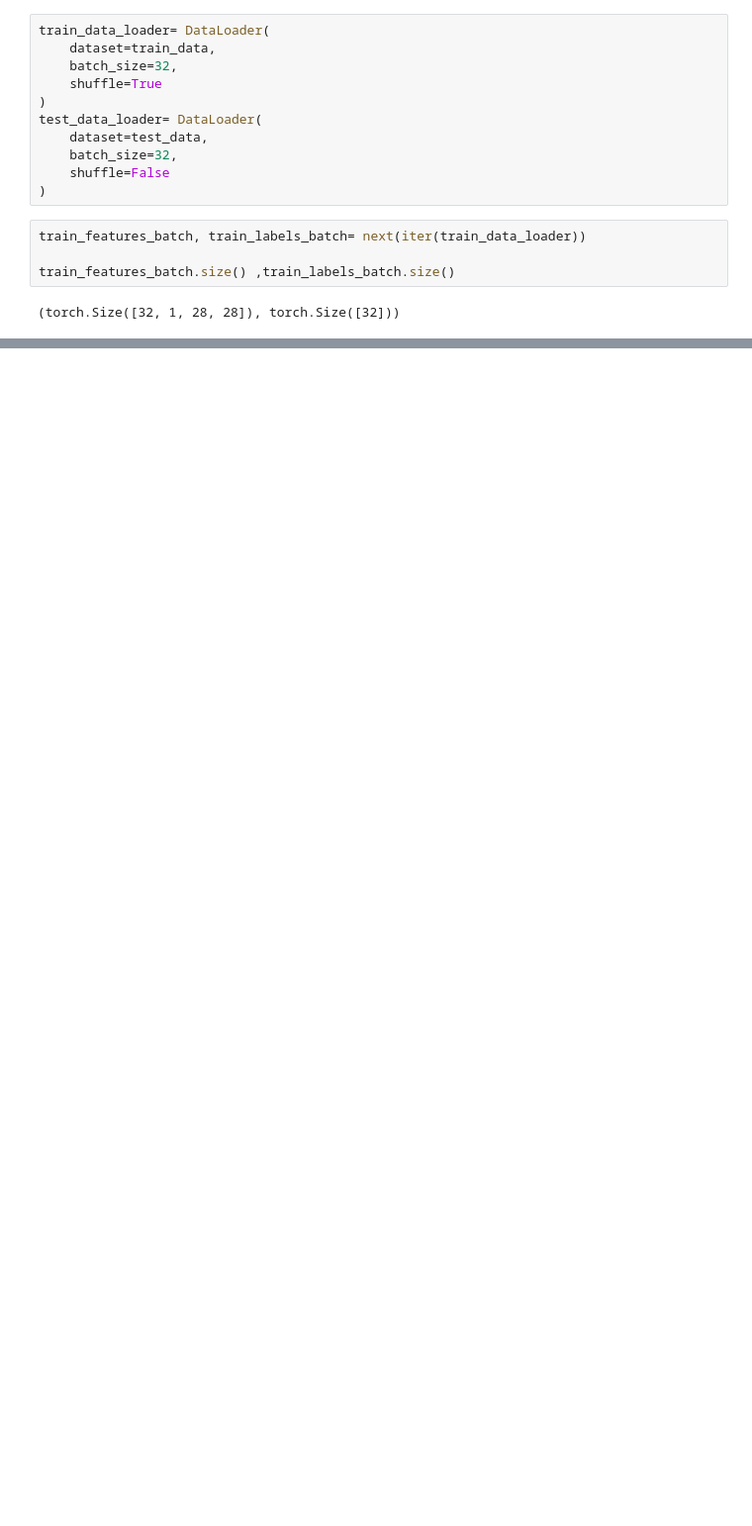
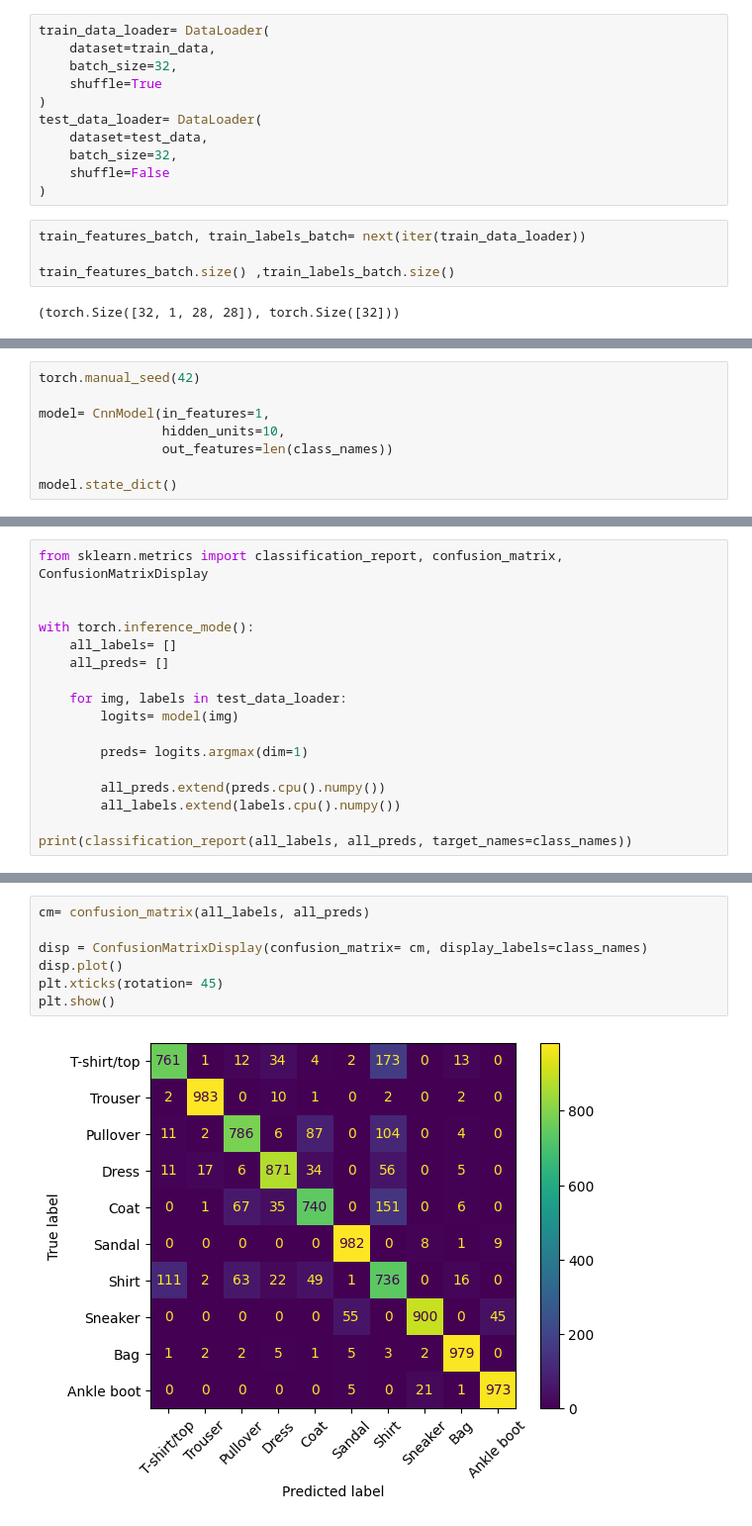
Before and after one commit to DavidDanell/PyTorch, a Jupyter notebook: cnn2.ipynb, the cells around one changed output, grey strips where cells are left out. Shown at 99% size. Drawn from its saved outputs; the diff is of its cells as text; blank space fills up the shorter version.

```diff
--- a/cnn2.ipynb
+++ b/cnn2.ipynb
@@ -59,0 +117,8 @@ train_features_batch.size() ,train_labels_batch.size()
+# %%
+torch.manual_seed(42)
+
+model= CnnModel(in_features=1,
+                hidden_units=10,
+                out_features=len(class_names))
+
+model.state_dict()
@@ -59,0 +349,17 @@ train_features_batch.size() ,train_labels_batch.size()
+# %%
+from sklearn.metrics import classification_report, confusion_matrix, ConfusionMatrixDisplay
+
+
+with torch.inference_mode():
+    all_labels= []
+    all_preds= []
+
+    for img, labels in test_data_loader:
+        logits= model(img)
+
+        preds= logits.argmax(dim=1)
+
+        all_preds.extend(preds.cpu().numpy())
+        all_labels.extend(labels.cpu().numpy())
+
+print(classification_report(all_labels, all_preds, target_names=class_names))
@@ -59,0 +383,9 @@ train_features_batch.size() ,train_labels_batch.size()
+# %%
+cm= confusion_matrix(all_labels, all_preds)
+
+disp = ConfusionMatrixDisplay(confusion_matrix= cm, display_labels=class_names)
+disp.plot()
+plt.xticks(rotation= 45)
+plt.show()
+# %% [output]
+[figure, added]
```
Also changed, not shown: parts of 27 cells of this notebook.
